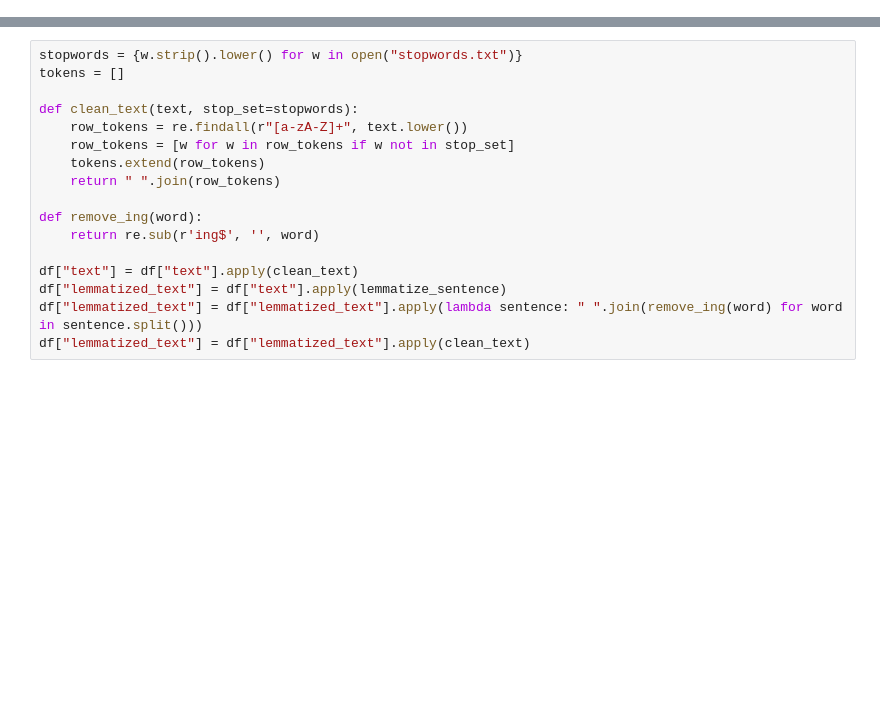
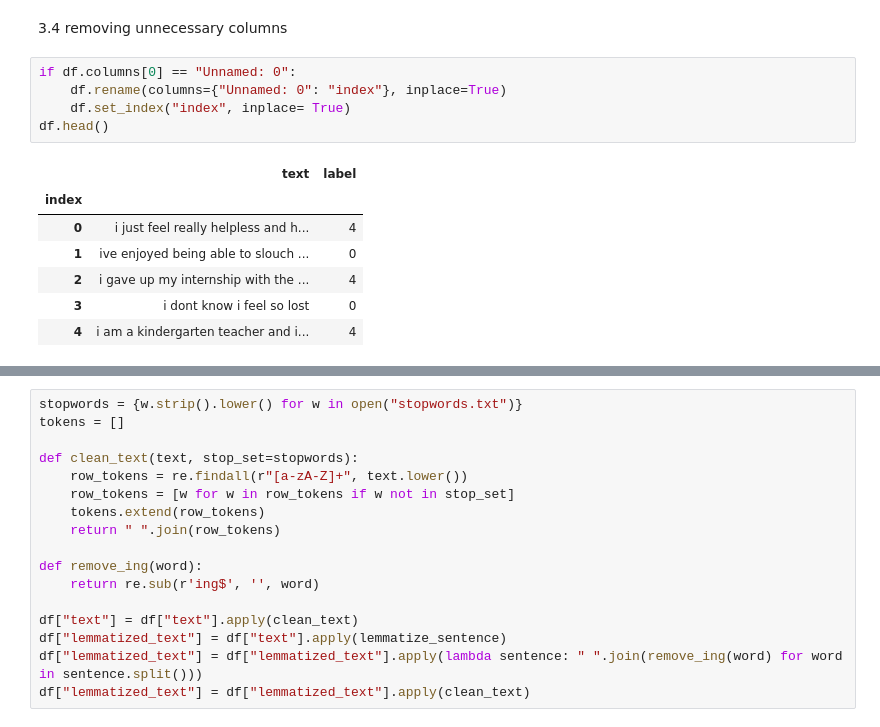
Before and after one commit to MohammadKN/Emotion-Analysis-CNN, a Jupyter notebook: Emotions.ipynb, the cells around one changed output, grey strips where cells are left out. Drawn from its saved outputs; the diff is of its cells as text; blank space fills up the shorter version.

```diff
--- a/Emotions.ipynb
+++ b/Emotions.ipynb
@@ -56,0 +59,15 @@ index
+# %% [markdown]
+3.4 removing unnecessary columns
+# %%
+if df.columns[0] == "Unnamed: 0":
+    df.rename(columns={"Unnamed: 0": "index"}, inplace=True)
+    df.set_index("index", inplace= True)
+df.head()
+# %% [output]
+|  | text | label |
+| index |  |  |
+| 0 | i just feel really helpless and h... | 4 |
+| 1 | ive enjoyed being able to slouch ... | 0 |
+| 2 | i gave up my internship with the ... | 4 |
+| 3 | i dont know i feel so lost | 0 |
+| 4 | i am a kindergarten teacher and i... | 4 |
```
Also changed, not shown: parts of 30 cells of this notebook, 3 other files.
